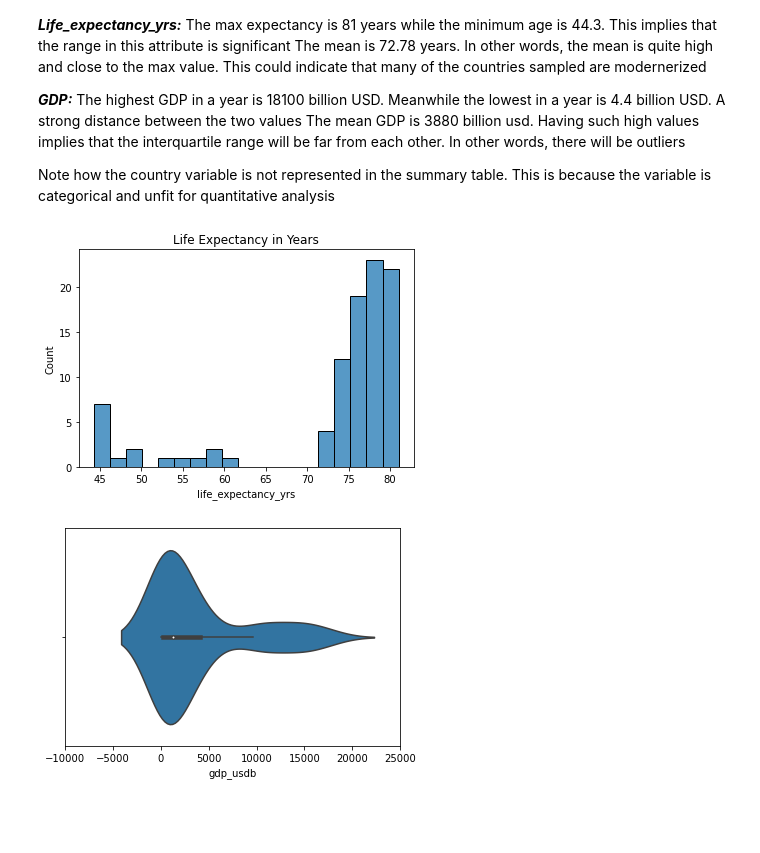
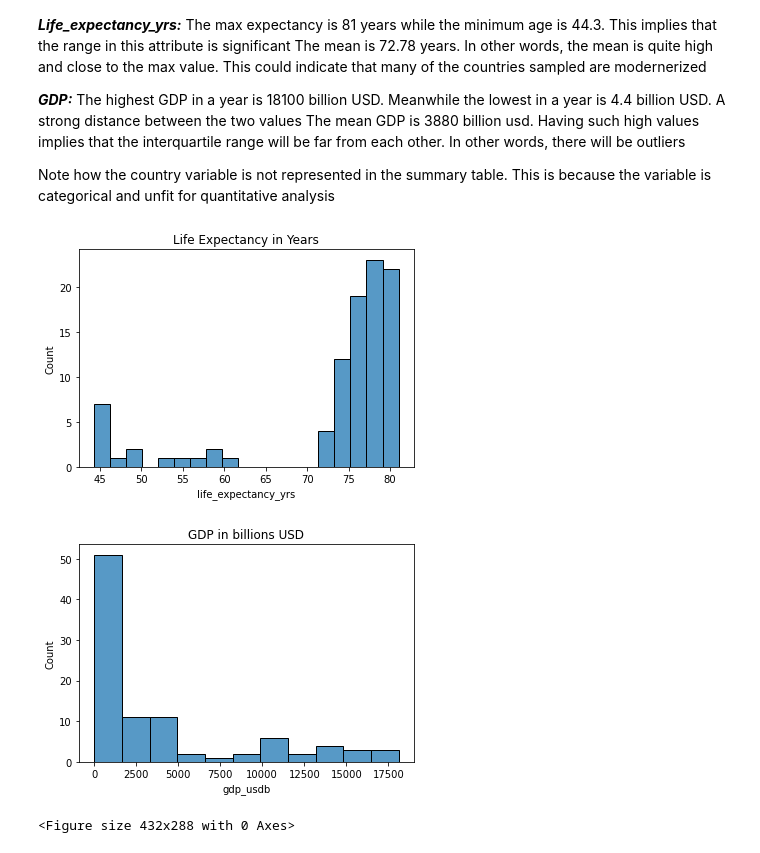
Before and after one commit to albertbanke/LifeExpectancyandGDP, a Jupyter notebook: life_expectancy_gdp.ipynb, the cells around one changed output. Saved outputs shown, nothing was run; the diff lists cells and outputs as text; code cells hidden in the pictures; blank space fills up the shorter version.

```diff
--- a/life_expectancy_gdp.ipynb
+++ b/life_expectancy_gdp.ipynb
@@ -167,23 +167,27 @@ Note how the country variable is not represented in the summary table. This is b
 # %%
 # (F) Univariate data analysis
 
 # Plotting a histogram of the Life expectancy in years
 
 ax = sns.histplot(data = df, x='life_expectancy_yrs')
 plt.title('Life Expectancy in Years')
 plt.show()
 plt.clf()
 
-# Interpreation: We see a divide above and below 60.
-# This could indicate that the countries investigated differ in the medical infrastructure and general well being
+# Interpretation: We see a divide above and below 60.
+# This could indicate that the countries investigated have a binary difference in the medical infrastructure and general well being
+# Example being developing economies vs developed economies
 
 plt.subplot()
-ax1 = sns.violinplot(data = df, x='gdp_usdb')
-plt.xlim(-10000,25000)
+ax1 = sns.histplot(data = df, x='gdp_usdb')
+plt.title('GDP in billions USD')
 plt.show()
+plt.clf()
 
-# Interpreation: The GDP variable is right-skewed.
-# The median is shown by the white dot and the quartiles by the thick line in the middle. Much
+# Interpretation: The GDP variable is right-skewed.
+# The median is shown by the white dot and the quartiles by the thick line in the middle.
+# This indicates that there are outliers
 # %% [output]
 [figure]
-[figure, old version]
+[figure, new version]
+<Figure size 432x288 with 0 Axes>
```
Also changed, not shown: parts of 2 cells of this notebook.
